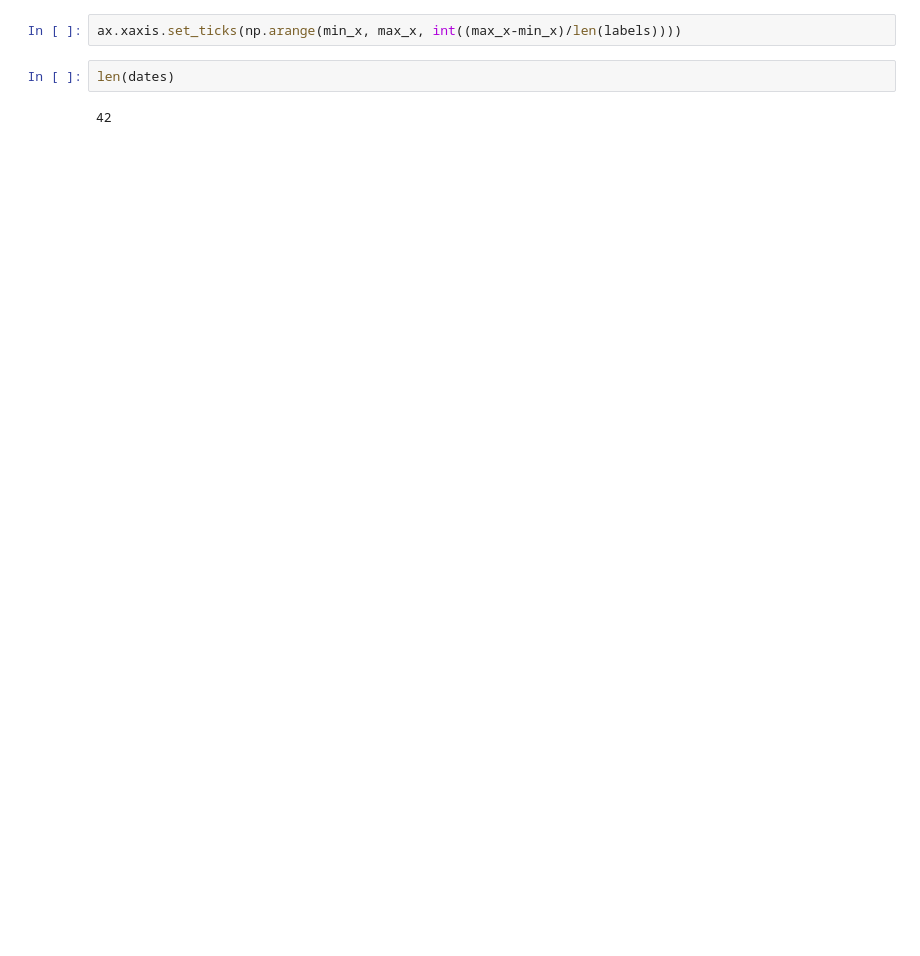
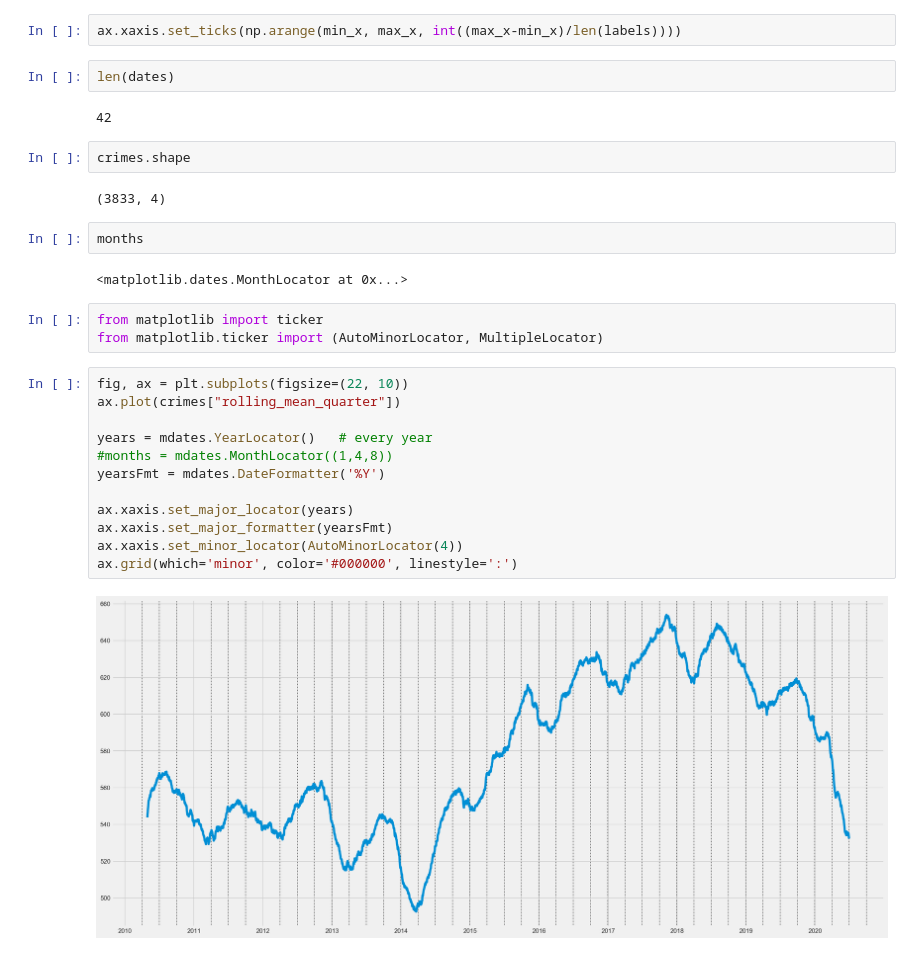
Before and after one commit to veeps/LA_innovation_team, a Jupyter notebook: code/003_explore_trends.ipynb, the cells around one changed output. Cells and saved outputs as stored; diff of their text form; blank space fills up the shorter version.

Commit message:
added tick lines for quarterly in time series

```diff
--- a/code/003_explore_trends.ipynb
+++ b/code/003_explore_trends.ipynb
@@ -163,6 +174,31 @@ ax.xaxis.set_ticks(np.arange(min_x, max_x, int((max_x-min_x)/len(labels))))
 len(dates)
 # %% [output]
 42
+# %%
+crimes.shape
+# %% [output]
+(3833, 4)
+# %%
+months
+# %% [output]
+<matplotlib.dates.MonthLocator at 0x...>
+# %%
+from matplotlib import ticker
+from matplotlib.ticker import (AutoMinorLocator, MultipleLocator)
+# %%
+fig, ax = plt.subplots(figsize=(22, 10))
+ax.plot(crimes["rolling_mean_quarter"])
+
+years = mdates.YearLocator()   # every year
+#months = mdates.MonthLocator((1,4,8))
+yearsFmt = mdates.DateFormatter('%Y')
+
+ax.xaxis.set_major_locator(years)
+ax.xaxis.set_major_formatter(yearsFmt)
+ax.xaxis.set_minor_locator(AutoMinorLocator(4))
+ax.grid(which='minor', color='#000000', linestyle=':')
+# %% [output]
+[figure, added]
 # %%
 # Generate a time plot of our data.
 plot_series(crimes,
```
Also changed, not shown: parts of 7 cells of this notebook.
